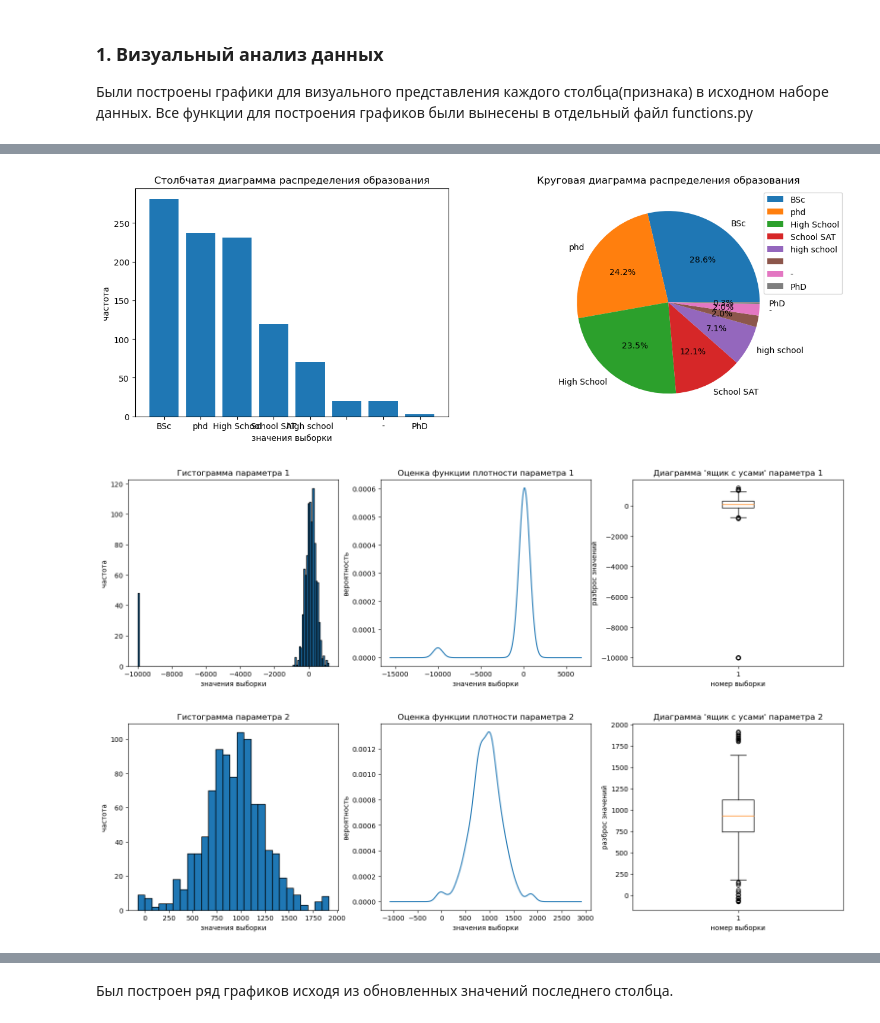
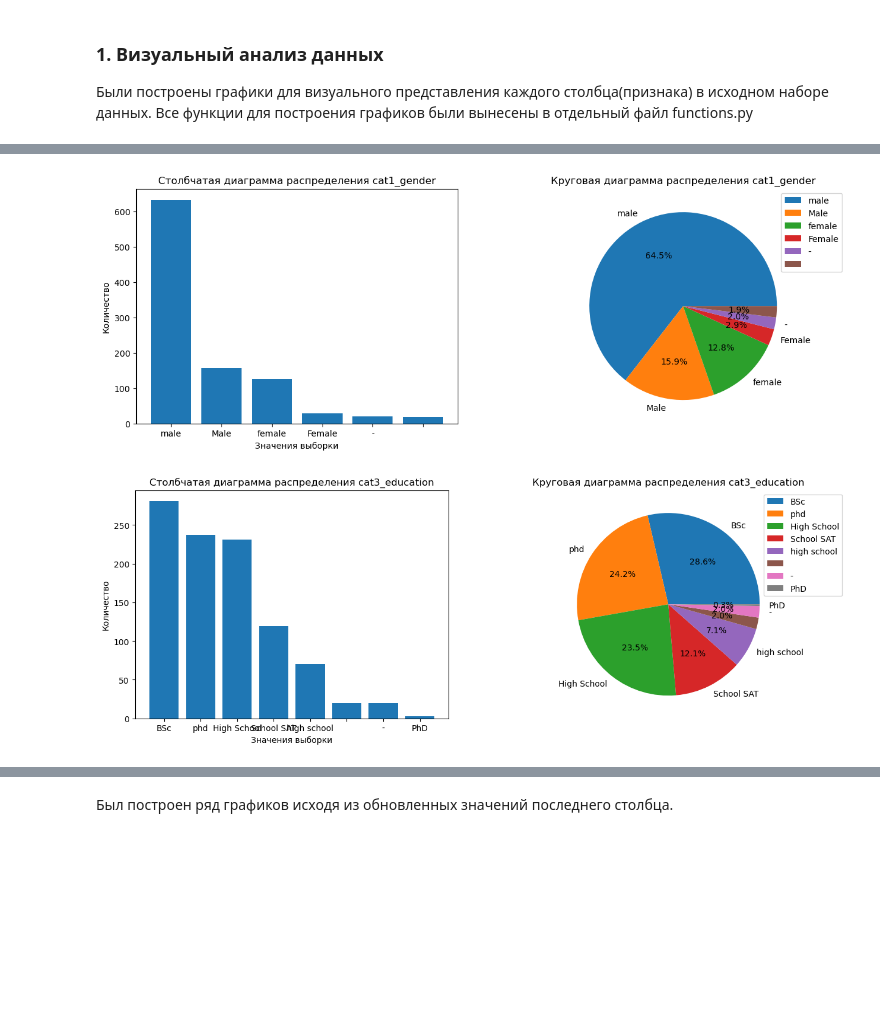
Before and after one commit to Nitrolacs/data_analysis_1_lab, a Jupyter notebook: notebooks/lab_1.ipynb, the cells around one changed output, grey strips where cells are left out. Drawn from its saved outputs; the diff is of its cells as text; code cells hidden in the pictures; blank space fills up the shorter version.

```diff
--- a/notebooks/lab_1.ipynb
+++ b/notebooks/lab_1.ipynb
@@ -24,15 +24,12 @@ from functions import build_bar_and_pie_chart, build_histogram_density_diagram,
 # %% [markdown]
 Произведено чтение файла и взятие нужных колонок из таблицы в соответствии с вариантом.
 # %%
-data = pd.read_excel(r"C:\Users\nikit\Desktop\Программирование\4 семестр\data_analysis_methods\1 lab\data\first_practice_dataframe.xlsx")
+dataframe = pd.read_excel(r"C:\Users\nikit\Desktop\Программирование\4 семестр\data_analysis_methods\1 lab\data\first_practice_dataframe.xlsx")
 # Названия колонок датафрейма храним в константах
-GENDER = "cat1_gender"
-EDUCATION = "cat3_education"
-NUM1 = "num1_22"
-NUM2 = "num2_22"
-NUM3 = "num3_22"
-headers = [GENDER, EDUCATION, NUM1, NUM2, NUM3]
-dataframe = pd.DataFrame(data[headers])
+qualitative_variables = ["cat1_gender", "cat3_education"]
+quantitative_variables = ["num1_22", "num2_22", "num3_22"]
+dataframe = dataframe[[*qualitative_variables, *quantitative_variables]]
+initial_dataframe = dataframe.copy()
 dataframe
 # %% [output]
 |  | cat1_gender | cat3_education | num1_22 | num2_22 | num3_22 |
@@ -59,13 +63,7 @@ build_bar_and_pie_chart(dataframe, GENDER, "полов")
-# %%
-build_bar_and_pie_chart(dataframe, EDUCATION, "образования")
-# %% [output]
-[figure, removed]
-# %%
-build_histogram_density_diagram(dataframe, NUM1, "1")
-# %% [output]
-[figure, removed]
-# %%
-build_histogram_density_diagram(dataframe, NUM2, "2")
-# %% [output]
-[figure, removed]
+# %%
+for column in qualitative_variables:
+    build_bar_and_pie_chart(dataframe[column], column)
+# %% [output]
+[figure, added]
+[figure, added]
 # %%
```
Also changed, not shown: parts of 40 cells of this notebook, 2 other files.
